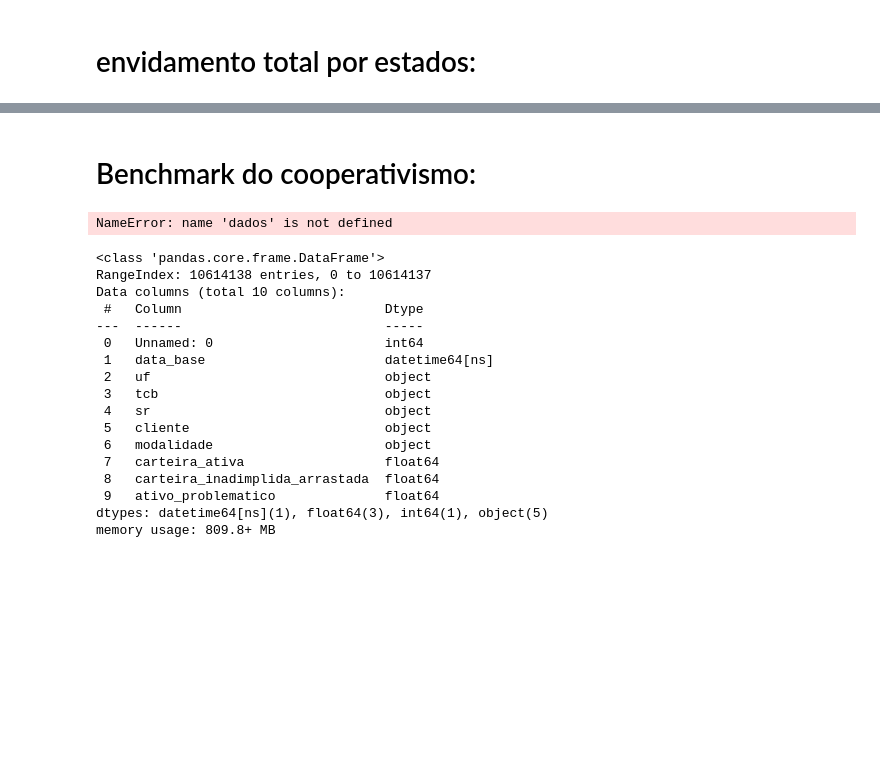
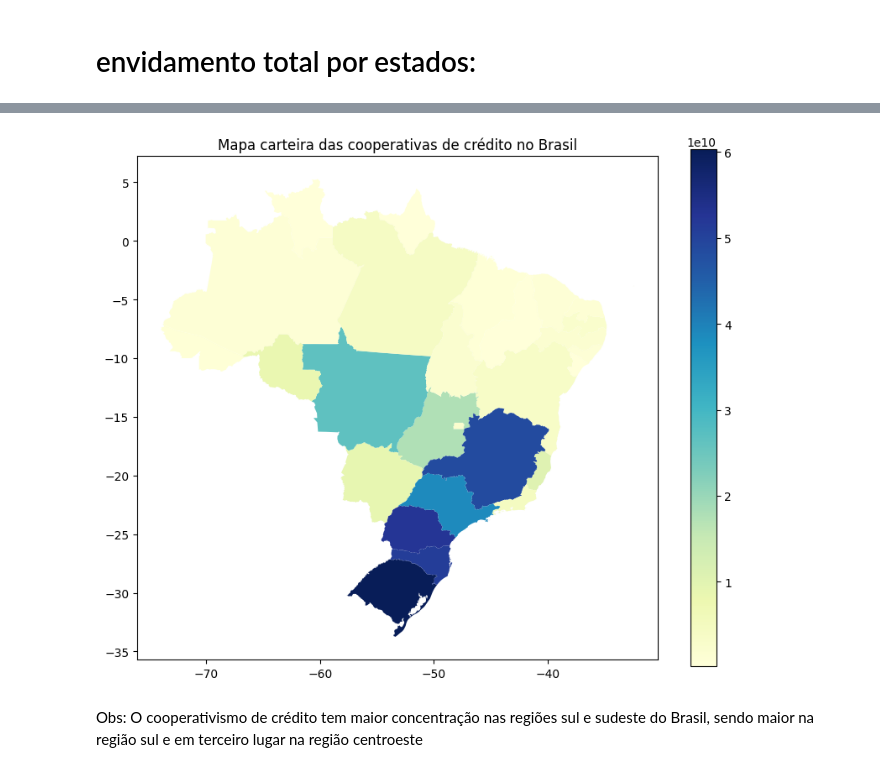
Before and after one commit to fabiovarriano/ccoperativascredito_brasil, a Jupyter notebook: dados.ipynb, the cells around one changed output, grey strips where cells are left out. Drawn from its saved outputs; the diff is of its cells as text; code cells hidden in the pictures; blank space fills up the shorter version.

```diff
--- a/dados.ipynb
+++ b/dados.ipynb
@@ -114,7 +72,11 @@ ValueError: Mime type rendering requires nbformat>=4.2.0 but it is not installed
 # %%
+#Filtrar cooperativas:
+dados2 = dados
+dados2 = dados2.loc[dados2['tcb'] == 'Cooperativas']
+
 # Total do envidamento por estados:
 ## Agrupar
-dados_coop = dados.groupby(['data_base', 'uf', 'tcb'])[['carteira_ativa', 'carteira_inadimplida_arrastada']].sum().reset_index()
+dados_coop = dados2.groupby(['data_base', 'uf'])[['carteira_ativa', 'carteira_inadimplida_arrastada']].sum().reset_index()
 dados_coop = dados_coop.loc[dados_coop['data_base']== '2023-05-31 00:00:00']
-dados_coop = dados_coop.loc[dados_coop['tcb']== 'Cooperativas']
-dados_coop = dados_coop.merge(local, on = 'uf', how = 'left')
+dados_coop = dados_coop.rename(columns  = {'uf': 'sigla'})
+dados_coop = dados_coop[['sigla', 'carteira_ativa']]
@@ -143,31 +82,0 @@ ValueError: Mime type rendering requires nbformat>=4.2.0 but it is not installed
-# %% [markdown]
-# Benchmark do cooperativismo:
-# %%
-# analisar a variação do crescimento das cooperativas:
-# crescimento absoluto
-dados_coop2 = dados.groupby(['data_base', 'uf', 'tcb'])[['carteira_ativa', 'carteira_inadimplida_arrastada']].sum().reset_index()
-dados_coop2 = dados_coop2.loc[dados_coop2['data_base']== '2022-06-30 00:00:00']
-dados_coop2 = dados_coop2.loc[dados_coop2['tcb']== 'Cooperativas']
-dados_coop2 = dados_coop2.merge(local, on = 'uf', how = 'left')
-# %% [output]
-NameError: name 'dados' is not defined
-# %%
-dados_bench.info()
-# %% [output]
-<class 'pandas.core.frame.DataFrame'>
-RangeIndex: 10614138 entries, 0 to 10614137
-Data columns (total 10 columns):
- #   Column                          Dtype
----  ------                          -----
- 0   Unnamed: 0                      int64
- 1   data_base                       datetime64[ns]
- 2   uf                              object
- 3   tcb                             object
- 4   sr                              object
- 5   cliente                         object
- 6   modalidade                      object
- 7   carteira_ativa                  float64
- 8   carteira_inadimplida_arrastada  float64
- 9   ativo_problematico              float64
-dtypes: datetime64[ns](1), float64(3), int64(1), object(5)
-memory usage: 809.8+ MB
@@ -175,0 +83,17 @@ da
+# %%
+# Carregue o shapefile dos estados brasileiros
+brasil2 = gpd.read_file(r"D:\Projetos_Analytics\01.cooperativas\estados_2010\estados_2010.shp")
+
+# Combine o DataFrame dos estados com o DataFrame do mapa de calor
+brasil_coop = brasil2.merge(dados_coop, on='sigla',how='left')
+
+# Plote o mapa de calor
+fig, ax = plt.subplots(1, 1, figsize=(10, 8))
+brasil_coop.plot(column='carteira_ativa', cmap='YlGnBu', ax=ax, legend=True)
+plt.title('Mapa carteira das cooperativas de crédito no Brasil')
+plt.show()
+# %% [output]
+[figure, added]
+# %% [markdown]
+Obs:
+    O cooperativismo de crédito tem maior concentração nas regiões sul e sudeste do Brasil, sendo maior na região sul e em terceiro lugar na região centroeste
```
Also changed, not shown: parts of 19 cells of this notebook.
